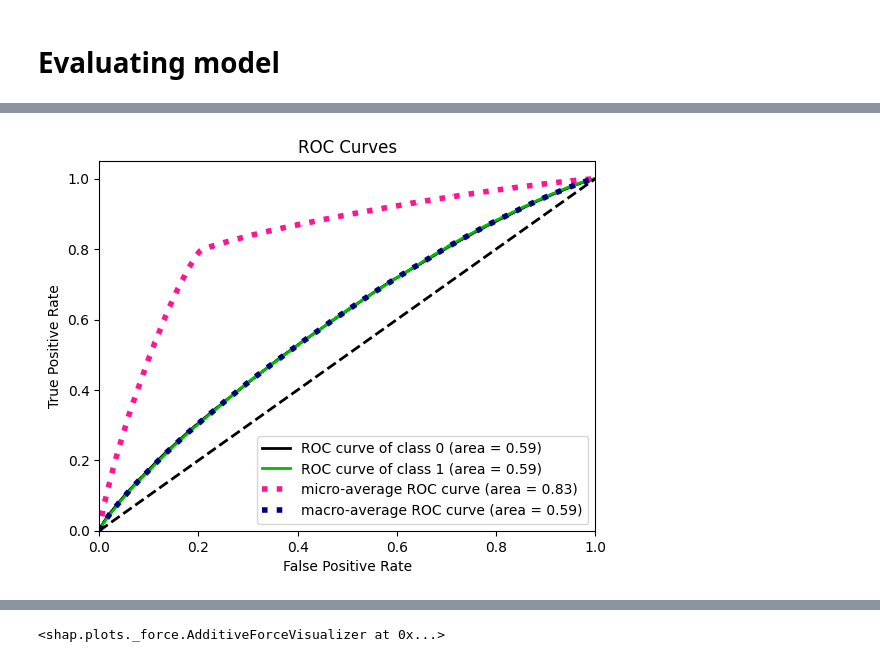
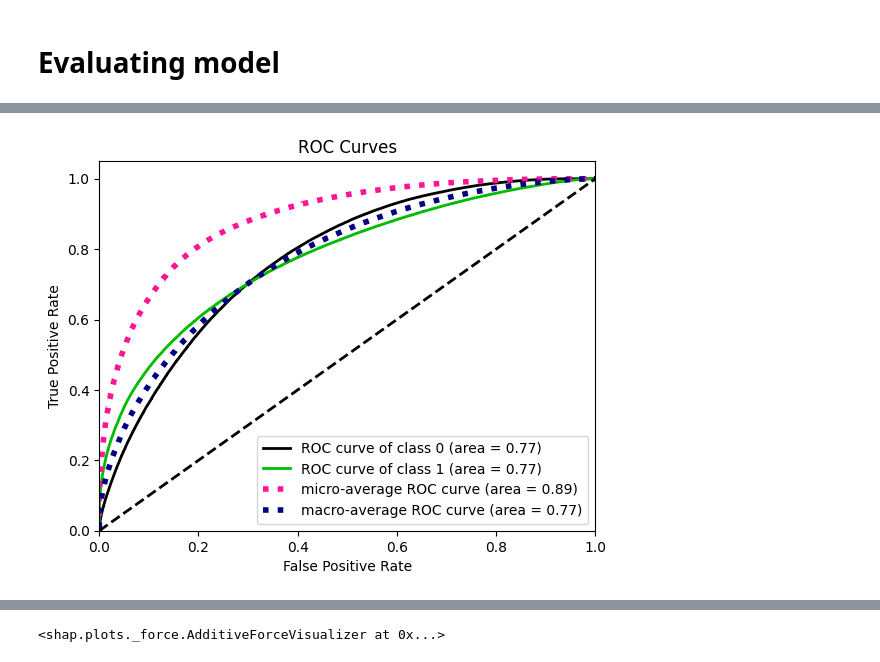
Before and after one commit to a125x/Burger-King-Churn-Hack, a Jupyter notebook: burger-king-churn-hackaton.ipynb, the cells around one changed output, grey strips where cells are left out. Cells and saved outputs as stored; diff of their text form; code cells hidden in the pictures.

```diff
--- a/burger-king-churn-hackaton.ipynb
+++ b/burger-king-churn-hackaton.ipynb
@@ -151,9 +150,33 @@ def preprocess(data, is_train=True):
             'ownareaall_sqm': 'first',
         }).reset_index(drop=True)
 
+    data['dish_amount'] = [len(n) for n in data['dish_name']]
+
+    #generating even more features!
+    # group data by customer_id
+    data['dishes_count'] = data.dish_name.apply(lambda x: len(x))
+    data['orders_count'] = data.groupby('customer_id')['bill_id'].transform('nunique')
+
+    # count amount of orders for every month
+    data['monthly_orders_count'] = data.groupby(['customer_id', data.startdatetime.dt.month])['bill_id'].transform('nunique')
+    data['monthly_revenue'] = data.groupby(['customer_id', data.startdatetime.dt.month])['revenue'].transform('sum')
+
+    # get last month
+    last_month = data.startdatetime.dt.month.max()
+    # get last month orders count
+    data['last_month_orders_count'] = data[data.startdatetime.dt.month == last_month].groupby('customer_id')['bill_id'].transform('nunique')
+    # get last month revenue
+    data['last_month_revenue'] = data[data.startdatetime.dt.month == last_month].groupby('customer_id')['revenue'].transform('sum')
+
     #datetime to timestamp
     data['startdatetime'] = [datetime.timestamp(n) for n in data['startdatetime']]
 
-    data['dish_amount'] = [len(n) for n in data['dish_name']]
+    for feature in proxy_features:
+        data[feature].fillna(0, inplace=True)
+        data[feature] = data[feature].round().astype(int)
+
+    for feature in revenue_proxy_features:
+        data[feature].fillna(0, inplace=True)
+        data[feature] = data[feature].round(2).astype(float)
 
     return data
@@ -254,0 +304,6 @@ randomized_search_results
+# %%
+xgbc_train = x_train.copy()
+xgbc_train['cbc_0'] = [n[0] for n in cbc.predict_proba(x_train)]
+xgbc_train['cbc_1'] = [n[1] for n in cbc.predict_proba(x_train)]
+xgbc_train['cbr'] = cbr.predict(x_train)
+xgbc_train.sample(5)
@@ -255,6 +317,6 @@ randomized_search_results
 # %%
 xgbc = XGBClassifier()
-xgbc.fit(x_train, y_train_clf)
+xgbc.fit(xgbc_train, y_train_clf)
 # %% [output]
 XGBClassifier(base_score=None, booster=None, callbacks=None,
               colsample_bylevel=None, colsample_bynode=None,
@@ -275,0 +366,6 @@ f1_score(xgbc.predict(x_test), y_test_clf)
+# %%
+xgbc_test = x_test.copy()
+xgbc_test['cbc_0'] = [n[0] for n in cbc.predict_proba(x_test)]
+xgbc_test['cbc_1'] = [n[1] for n in cbc.predict_proba(x_test)]
+xgbc_test['cbr'] = cbr.predict(x_test)
+display(xgbc_test.sample(5))
@@ -299,8 +425,8 @@ array([37.97739453,  6.402921  ,  3.1239557 ,  2.98027458, 12.27784624,
 # %%
-skplt.metrics.plot_roc_curve(y_test_clf, xgbc.predict_proba(x_test))
+skplt.metrics.plot_roc_curve(y_test_clf, xgbc.predict_proba(xgbc_test))
 plt.show()
 # %% [output]
-[figure, old version]
+[figure, new version]
 # %%
 skplt.metrics.plot_roc_curve(y_test_clf, cbc.predict_proba(x_test))
 plt.show()
```
Also changed, not shown: parts of 32 cells of this notebook.
